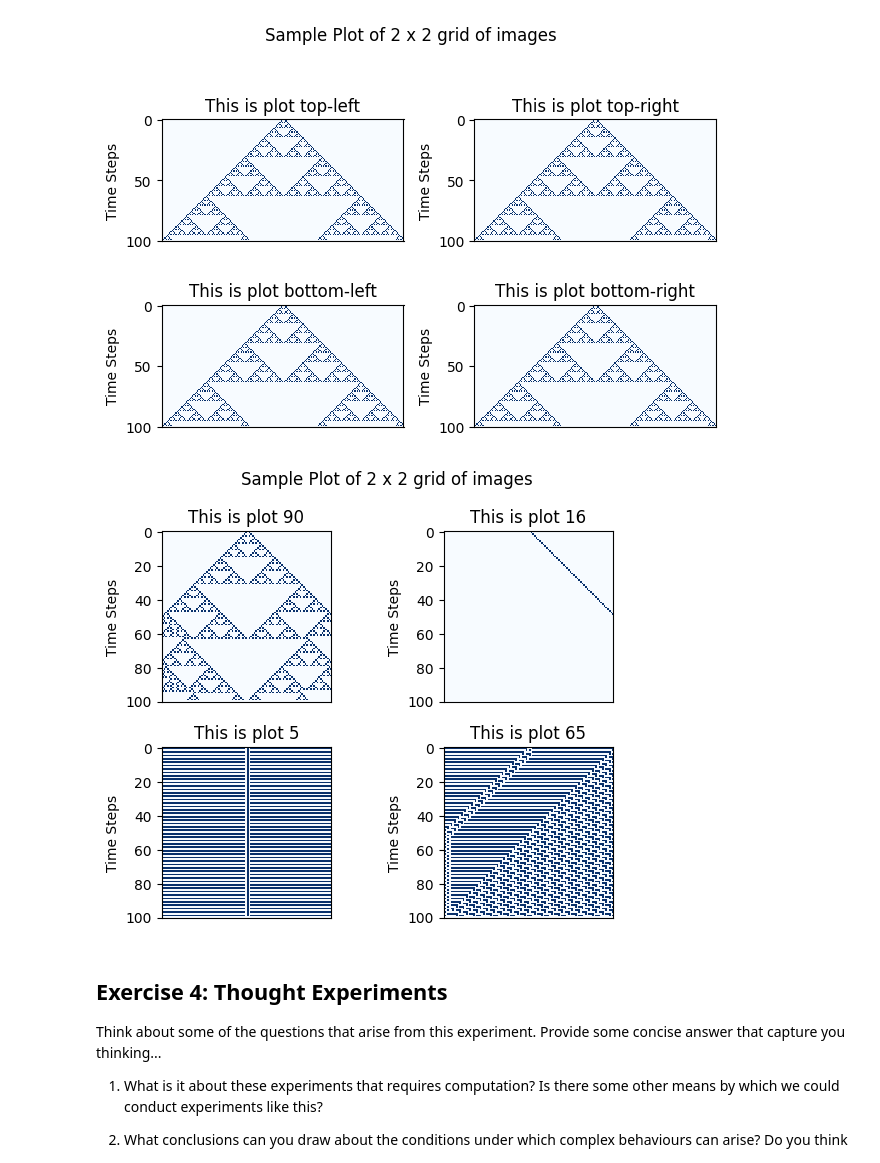
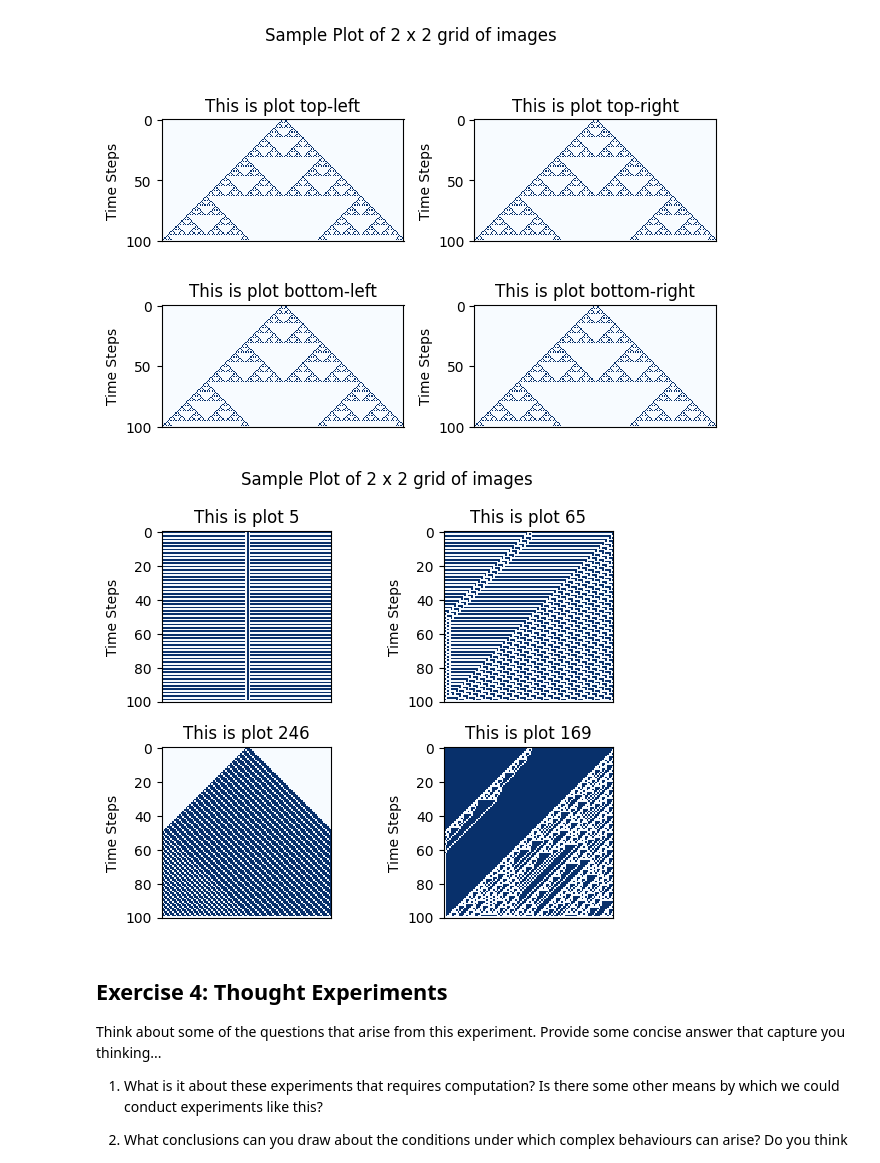
Before and after one commit to bobisawsome1/cap-comp215, a Jupyter notebook: labs/lab05-CA-1D.ipynb, the cells around one changed output. Saved outputs shown, nothing was run; the diff lists cells and outputs as text; code cells hidden in the pictures.

```diff
--- a/labs/lab05-CA-1D.ipynb
+++ b/labs/lab05-CA-1D.ipynb
@@ -234,27 +234,27 @@ for ax, title in zip(axes.flat, ('top-left', 'top-right', 'bottom-left', 'bottom
 # %%
 
 
 # graphs = axes_layout(2, 2, fig_title = 'Classes of CA')
 # for ax, title in zip(graphs.flat, [90, 16, 5, 65]):
 #   exp_graph = experiment(title, single_centre_array(100), 100)
 #   plot_ca(exp_graph, axes = ax, title = f'This is rule {title}')
 
 
 def axes_layout(nrows=1, ncols=1, fig_title=None, **kwargs):
     """ layout nrows x ncols axes with sensible defaults.  kwargs passed directly to `plt.subplots()`"""
     kwargs = {**dict(layout='tight'), **kwargs}
     fig, axes = plt.subplots(nrows=nrows, ncols=ncols, **kwargs)
     if fig_title:
         fig.suptitle(fig_title)
     return axes
 
 # Example: plot 4 plots in a 2x2 grid - plots are labelled so it's clear which is which.
 axes = axes_layout(2, 2, fig_title='Sample Plot of 2 x 2 grid of images')
-for ax, title in zip(axes.flat, [90, 16, 5, 65]):
+for ax, title in zip(axes.flat, [5, 65, 246, 169]):
     ca_timesteps = experiment(title, single_centre_array(100), 100)
     plot_ca(ca_timesteps, axes=ax, title=f'This is plot {title}')
 # %% [output]
-[figure, old version]
+[figure, new version]
 # %% [markdown]
 ## Exercise 4:  Thought Experiments
 Think about some of the questions that arise from this experiment.  Provide some concise answer that capture you thinking...
```
Also changed, not shown: parts of 2 cells of this notebook.
